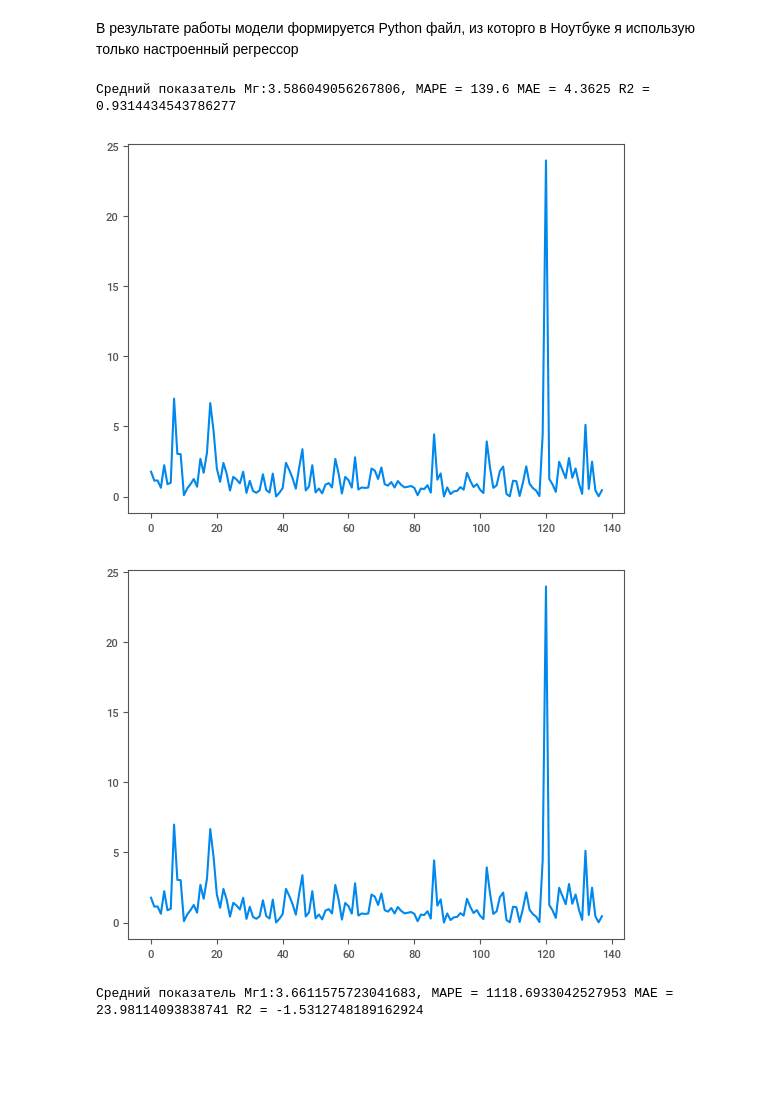
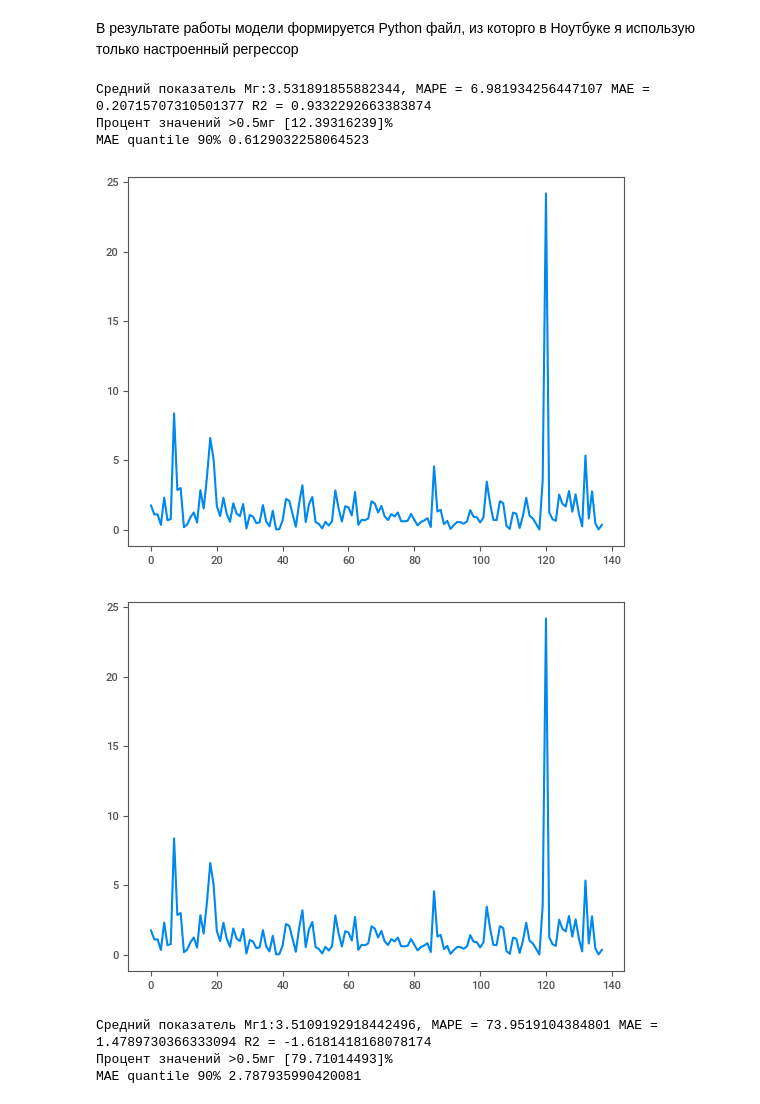
Before and after one commit to terrainternship/conditioner, a Jupyter notebook: Zaikin/Warfarin_mg_V1.ipynb, the cells around one changed output. Drawn from its saved outputs; the diff is of its cells as text; code cells hidden in the pictures; blank space fills up the shorter version.

```diff
--- a/Zaikin/Warfarin_mg_V1.ipynb
+++ b/Zaikin/Warfarin_mg_V1.ipynb
@@ -356,10 +394,16 @@ from sklearn.pipeline import make_pipeline
 
 from sklearn.preprocessing import StandardScaler
 from sklearn.neighbors import KNeighborsRegressor
-
+from sklearn.tree import DecisionTreeRegressor
 from sklearn.ensemble import RandomForestRegressor
 from sklearn.decomposition import FastICA
 from sklearn.linear_model import LassoLarsCV
+from sklearn.linear_model import RidgeCV
+from sklearn.model_selection import train_test_split
+from sklearn.neighbors import KNeighborsRegressor
+from sklearn.pipeline import make_pipeline, make_union
+from tpot.builtins import StackingEstimator
+from tpot.export_utils import set_param_recursive
 
 training_features, testing_features, training_target, testing_target = \
   x_train,x_test,y_train,y_test
@@ -369,8 +413,11 @@ training_features1, testing_features1, training_target1, testing_target1 = \
 # Average CV score on the training set was: -0.1886107689462097
 #exported_pipeline = RandomForestRegressor(bootstrap=False, max_features=0.8500000000000001, min_samples_leaf=7, min_samples_split=7, n_estimators=100)
 #exported_pipeline = RandomForestRegressor(bootstrap=True, max_features=0.7500000000000001, min_samples_leaf=4, min_samples_split=9, n_estimators=100)
-exported_pipeline = RandomForestRegressor(bootstrap=False, max_features=0.7500000000000001, min_samples_leaf=2, min_samples_split=2, n_estimators=100)
-
+#exported_pipeline = RandomForestRegressor(bootstrap=False, max_features=0.7500000000000001, min_samples_leaf=2, min_samples_split=2, n_estimators=100)
+exported_pipeline = DecisionTreeRegressor(max_depth=6, min_samples_leaf=9, min_samples_split=19)
+# Fix random state in exported estimator
+if hasattr(exported_pipeline, 'random_state'):
+    setattr(exported_pipeline, 'random_state', 42)
 # Fix random state in exported estimator
 if hasattr(exported_pipeline, 'random_state'):
     setattr(exported_pipeline, 'random_state', 42)
@@ -385,40 +432,50 @@ for i in range(y_test.shape[0]):
   m = mae1 /y_test[i]
   mape.append(m)
   mae.append(mae1)
   r2=r2_score(y_test,y_pred)
 mape = np.asarray(mape)
 mae = np.asarray(mae)
 #r2 = np.asarray(r2)
-print(f'Средний показатель Мг:{y_pred.mean()}, MAPE = {mape.max()*100} МАЕ = {mae.max()} R2 = {r2}')
-exported_pipeline1 =  make_pipeline(StandardScaler(),KNeighborsRegressor(n_neighbors=55, p=2, weights="uniform"))
+print(f'Средний показатель Мг:{y_pred.mean()}, MAPE = {mape.mean()*100} МАЕ = {mae.mean()} R2 = {r2}')
+print(f'Процент значений >0.5мг {(mae > 0.5).sum()/mae.shape*100}%')
+print(f'MAE quantile 90% {np.quantile(mae,0.9)}')
+#exported_pipeline1 =  make_pipeline(StandardScaler(),KNeighborsRegressor(n_neighbors=55, p=2, weights="uniform"))
+exported_pipeline1 = make_pipeline(StackingEstimator(estimator=RidgeCV()),KNeighborsRegressor(n_neighbors=95, p=1, weights="uniform"))
+
 # Fix random state in exported estimator
 if hasattr(exported_pipeline, 'random_state'):
     setattr(exported_pipeline, 'random_state', 42)
 
 exported_pipeline.fit(training_features1, training_target1)
 y_pred = exported_pipeline.predict(testing_features1)
 mape =[]
 mae =[]
 #r2 = []
 for i in range(y_test1.shape[0]):
   mae1 = abs(y_test1[i]-y_pred1[i])
   m = mae1 /y_test1[i]
   mape.append(m)
   mae.append(mae1)
   r2=r2_score(y_test1,y_pred1)
 plt.plot(mae, label = 'MAE')
 plt.show()
 mape = np.asarray(mape)
 mae = np.asarray(mae)
 r2 = np.asarray(r2)
 plt.plot(mae, label = 'MAE 1')
 plt.show()
-print(f'Средний показатель Мг1:{y_pred.mean()}, MAPE = {mape.max()*100} МАЕ = {mae.max()} R2 = {r2}')
+print(f'Средний показатель Мг1:{y_pred.mean()}, MAPE = {mape.mean()*100} МАЕ = {mae.mean()} R2 = {r2}')
+print(f'Процент значений >0.5мг {(mae > 0.5).sum()/mae.shape*100}%')
+print(f'MAE quantile 90% {np.quantile(mae,0.9)}')
 # %% [output]
-Средний показатель Мг:3.586049056267806, MAPE = 139.6 МАЕ = 4.3625 R2 = 0.9314434543786277
+Средний показатель Мг:3.531891855882344, MAPE = 6.981934256447107 МАЕ = 0.20715707310501377 R2 = 0.9332292663383874
+Процент значений >0.5мг [12.39316239]%
+MAE quantile 90% 0.6129032258064523
-[figure, old version]
+[figure, new version]
-[figure, old version]
+[figure, new version]
-Средний показатель Мг1:3.6611575723041683, MAPE = 1118.6933042527953 МАЕ = 23.98114093838741 R2 = -1.5312748189162924
+Средний показатель Мг1:3.5109192918442496, MAPE = 73.9519104384801 МАЕ = 1.4789730366333094 R2 = -1.6181418168078174
+Процент значений >0.5мг [79.71014493]%
+MAE quantile 90% 2.787935990420081
 # %%
 #@title Объяснялки
 explainer = shap.Explainer(exported_pipeline)
```
Also changed, not shown: parts of 12 cells of this notebook.
